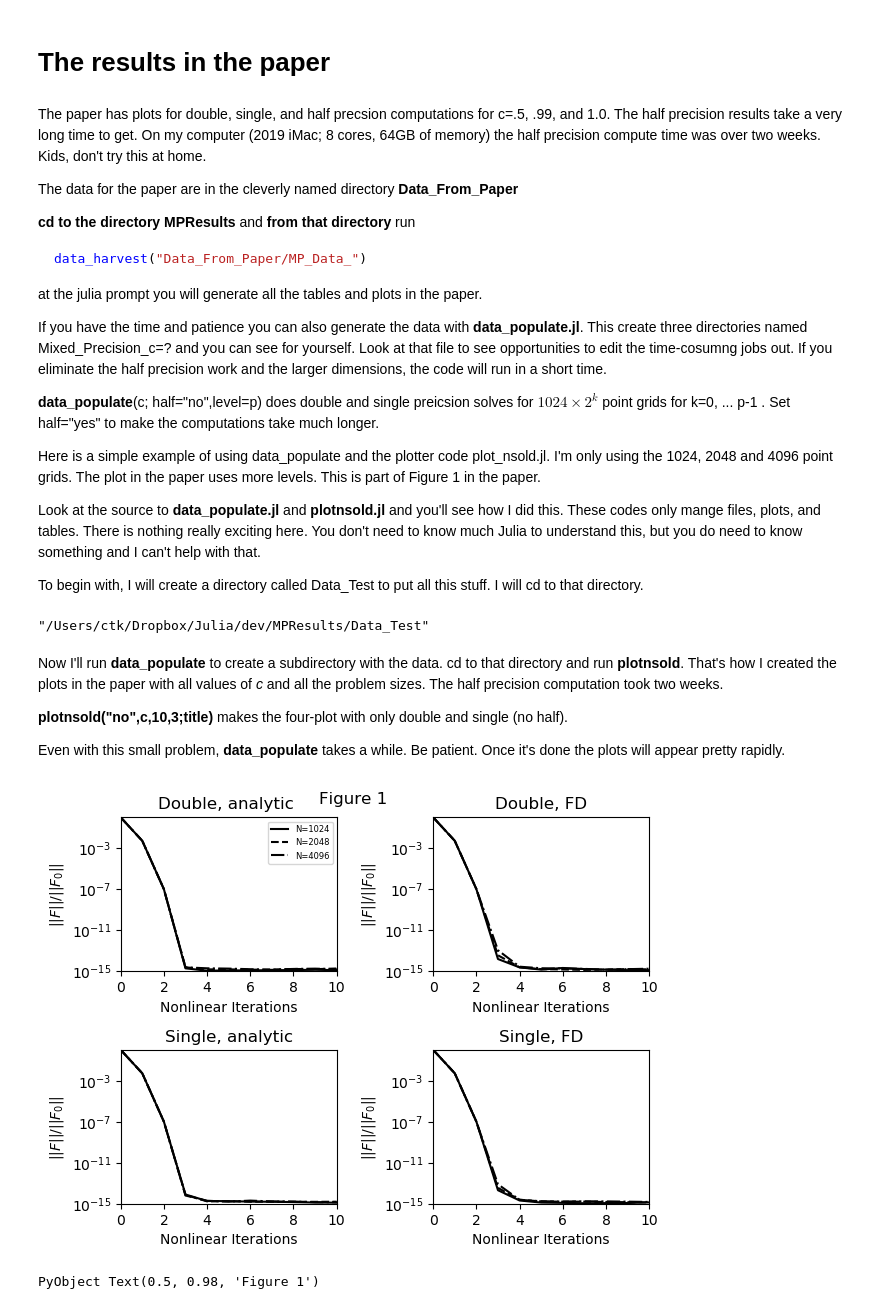
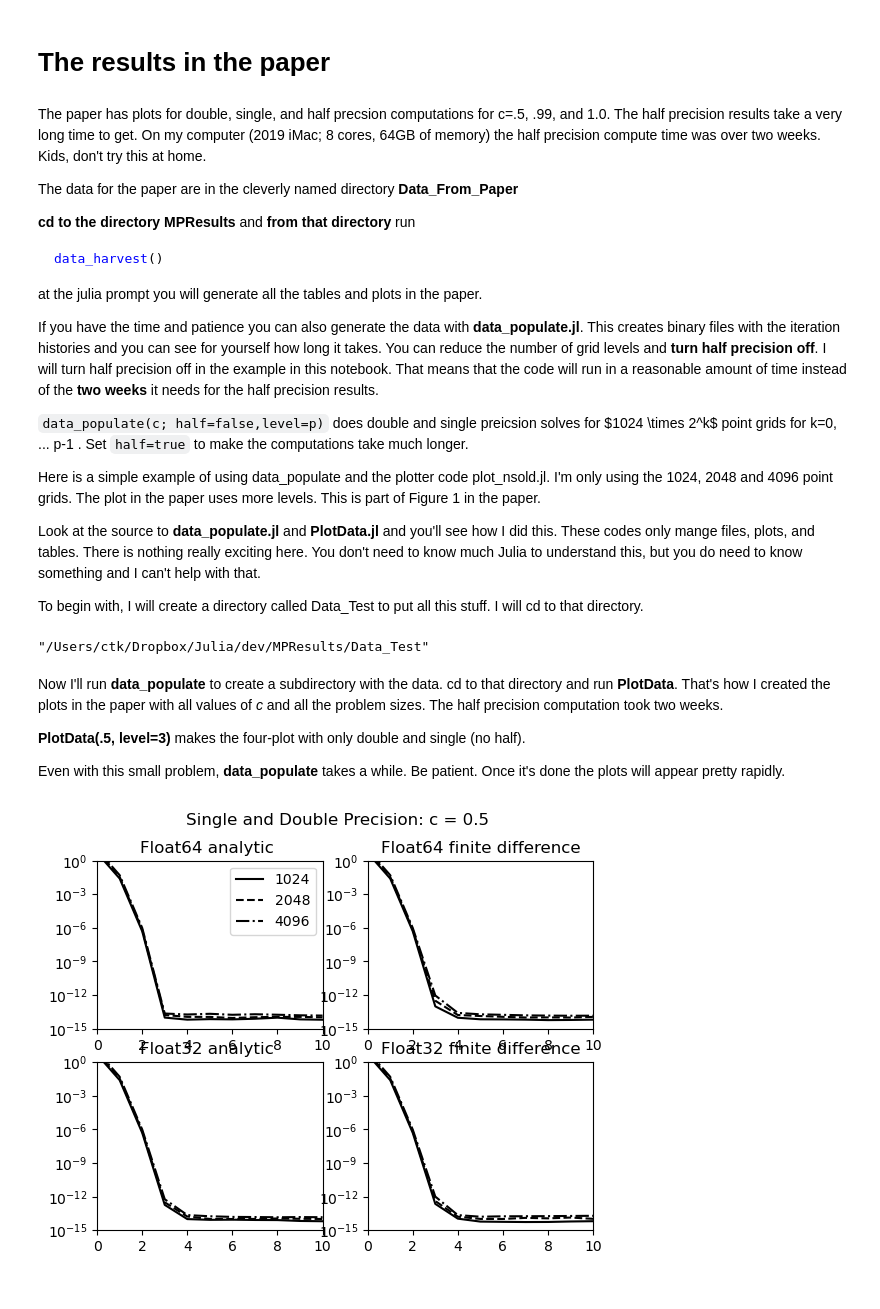
Before and after one commit to ctkelley/MPResults, a Jupyter notebook: MPResults.ipynb, the cells around one changed output. Drawn from its saved outputs; the diff is of its cells as text; code cells hidden in the pictures.

````diff
--- a/MPResults.ipynb
+++ b/MPResults.ipynb
@@ -304,18 +306,18 @@ The data for the paper are in the cleverly named directory __Data_From_Paper__
 __cd to the directory MPResults__ and __from that directory__ run
 
 ```Julia
-data_harvest("Data_From_Paper/MP_Data_")
+data_harvest()
 ```
 
 at the julia prompt you will generate all the tables and plots in the paper.
 
-If you have the time and patience you can also generate the data with __data_populate.jl__. This create three directories named Mixed_Precision_c=? and you can see for yourself. Look at that file to see opportunities to edit the time-cosumng jobs out. If you eliminate the half precision work and the larger dimensions, the code will run in a short time.
+If you have the time and patience you can also generate the data with __data_populate.jl__. This creates binary files with the iteration histories and you can see for yourself how long it takes. You can reduce the number of grid levels and __turn half precision off__. I will turn half precision off in the example in this notebook. That means that the code will run in a reasonable amount of time instead of the __two weeks__ it needs for the half precision results.
 
-__data_populate__(c; half="no",level=p) does double and single preicsion solves for $1024 \times 2^k$ point grids for k=0, ... p-1 . Set half="yes" to make the computations take much longer.
+```data_populate(c; half=false,level=p)``` does double and single preicsion solves for $1024 \times 2^k$ point grids for k=0, ... p-1 . Set ```half=true``` to make the computations take much longer.
 
 Here is a simple example of using data_populate and the plotter code plot_nsold.jl. I'm only using the 1024, 2048 and 4096 point grids. The plot in the paper uses more levels. This is part of Figure 1 in the paper.
 
-Look at the source to __data_populate.jl__ and __plotnsold.jl__ and you'll see how I did this. These codes only mange files, plots, and tables. There is nothing really exciting here. You don't need to know much Julia to understand this, but you do need to know something and I can't help with that.
+Look at the source to __data_populate.jl__ and __PlotData.jl__ and you'll see how I did this. These codes only mange files, plots, and tables. There is nothing really exciting here. You don't need to know much Julia to understand this, but you do need to know something and I can't help with that.
 
 To begin with, I will create a directory called Data_Test to put all this stuff. I will cd to that directory.
 # %%
@@ -329,20 +331,16 @@ pwd()
 # %% [output]
 "/Users/ctk/Dropbox/Julia/dev/MPResults/Data_Test"
 # %% [markdown]
-Now I'll run __data_populate__ to create a subdirectory with the data. cd to that directory and run __plotnsold__. That's how I created the plots in the paper with all values of *c* and all the problem sizes. The half precision computation took two weeks.
+Now I'll run __data_populate__ to create a subdirectory with the data. cd to that directory and run __PlotData__. That's how I created the plots in the paper with all values of *c* and all the problem sizes. The half precision computation took two weeks.
 
-__plotnsold("no",c,10,3;title)__ makes the four-plot with only double and single (no half).
+__PlotData(.5, level=3)__ makes the four-plot with only double and single (no half).
 
 Even with this small problem, __data_populate__ takes a while. Be patient. Once it's done the plots will appear
 pretty rapidly.
-# %%
-using PyPlot
-data_populate(.5;half="no",level=3)
-# after data_populate's done, the plots happen fast
-cd("Mixed_Precision_c=5")
-figtitle="Figure 1"
-plotnsold("no",.5,10,3;bigtitle=figtitle)
-# %% [output]
-[figure, removed]
-PyObject Text(0.5, 0.98, 'Figure 1')
+# %%
+using PyPlot
+data_populate(.5; level=3)
+PlotData(.5; level=3);
+# %% [output]
+[figure, added]
 # %% [markdown]
````
Also changed, not shown: parts of 12 cells of this notebook, 2 other files.
